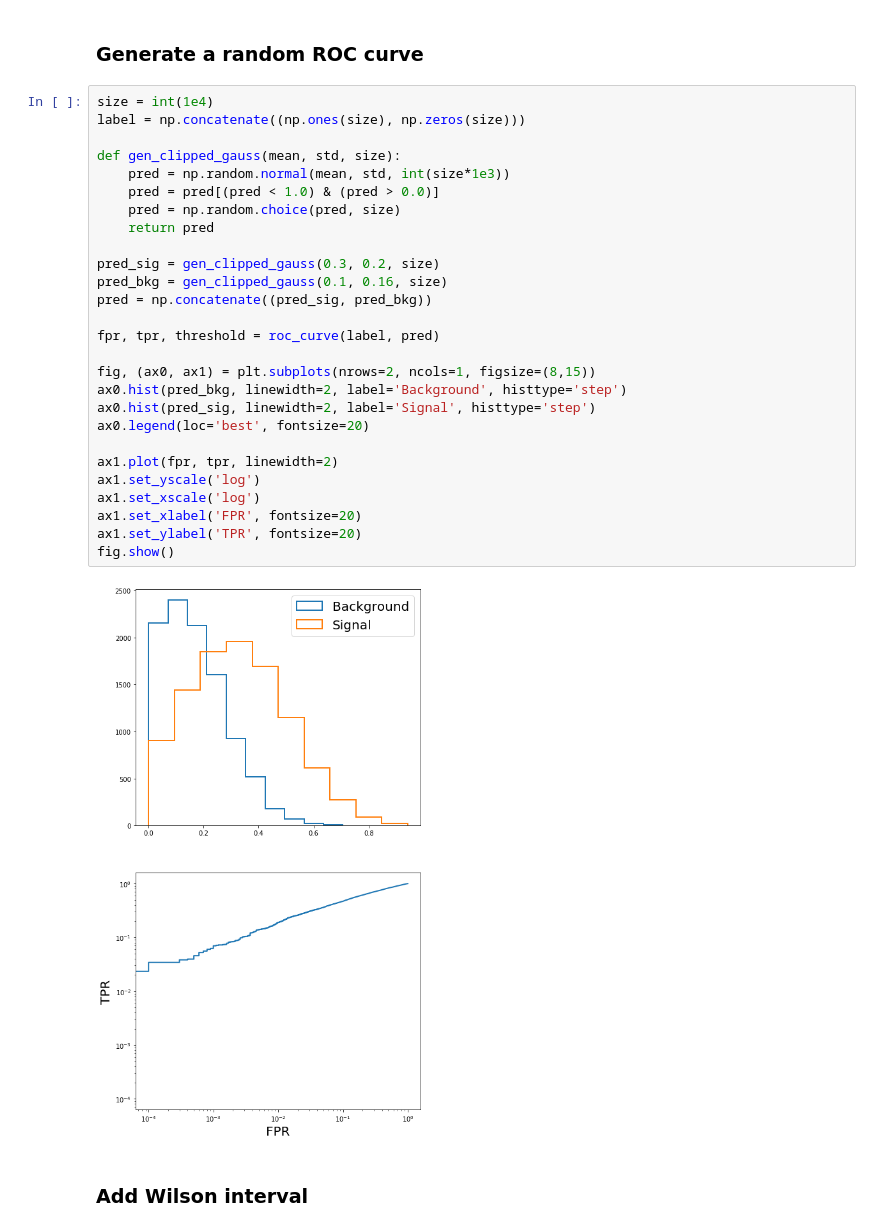
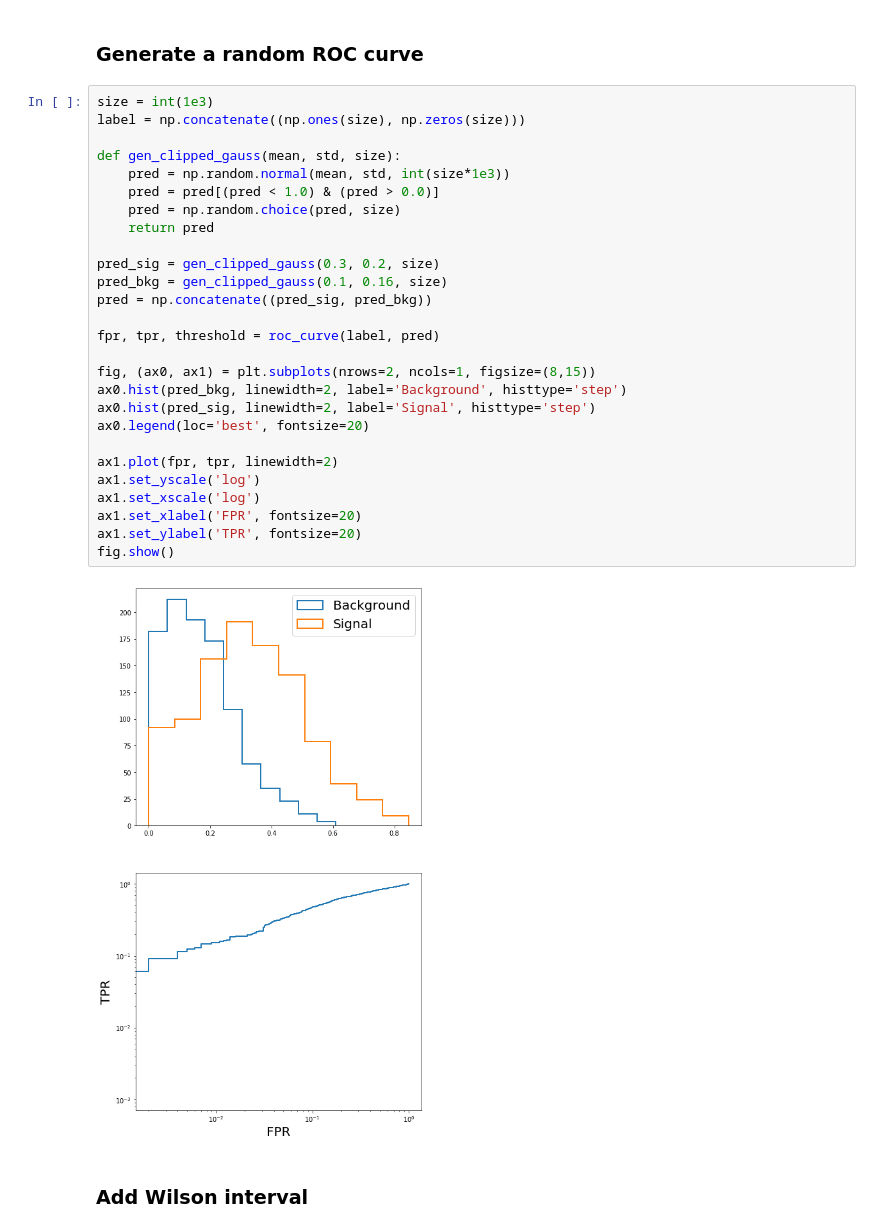
Before and after one commit to thongonary/Thoughts, a Jupyter notebook: ROC_uncertainty.ipynb, the cells around one changed output. Cells and saved outputs as stored; diff of their text form.

```diff
--- a/ROC_uncertainty.ipynb
+++ b/ROC_uncertainty.ipynb
@@ -7,34 +7,34 @@ from matplotlib import pyplot as plt
 # %% [markdown]
 ### Generate a random ROC curve
 # %%
-size = int(1e4)
+size = int(1e3)
 label = np.concatenate((np.ones(size), np.zeros(size)))
 
 def gen_clipped_gauss(mean, std, size):
     pred = np.random.normal(mean, std, int(size*1e3))
     pred = pred[(pred < 1.0) & (pred > 0.0)]
     pred = np.random.choice(pred, size)
     return pred
 
 pred_sig = gen_clipped_gauss(0.3, 0.2, size)
 pred_bkg = gen_clipped_gauss(0.1, 0.16, size)
 pred = np.concatenate((pred_sig, pred_bkg))
 
 fpr, tpr, threshold = roc_curve(label, pred)
 
 fig, (ax0, ax1) = plt.subplots(nrows=2, ncols=1, figsize=(8,15))
 ax0.hist(pred_bkg, linewidth=2, label='Background', histtype='step')
 ax0.hist(pred_sig, linewidth=2, label='Signal', histtype='step')
 ax0.legend(loc='best', fontsize=20)
 
 ax1.plot(fpr, tpr, linewidth=2)
 ax1.set_yscale('log')
 ax1.set_xscale('log')
 ax1.set_xlabel('FPR', fontsize=20)
 ax1.set_ylabel('TPR', fontsize=20)
 fig.show()
 # %% [output]
-[figure, old version]
+[figure, new version]
 # %% [markdown]
 ### Add Wilson interval
 # %%
```
Also changed, not shown: parts of 2 cells of this notebook.
